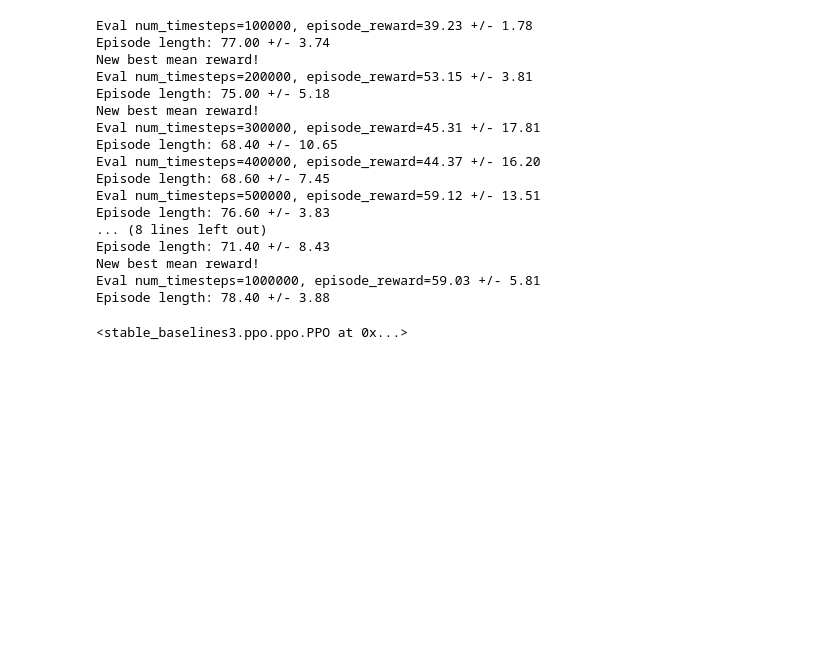
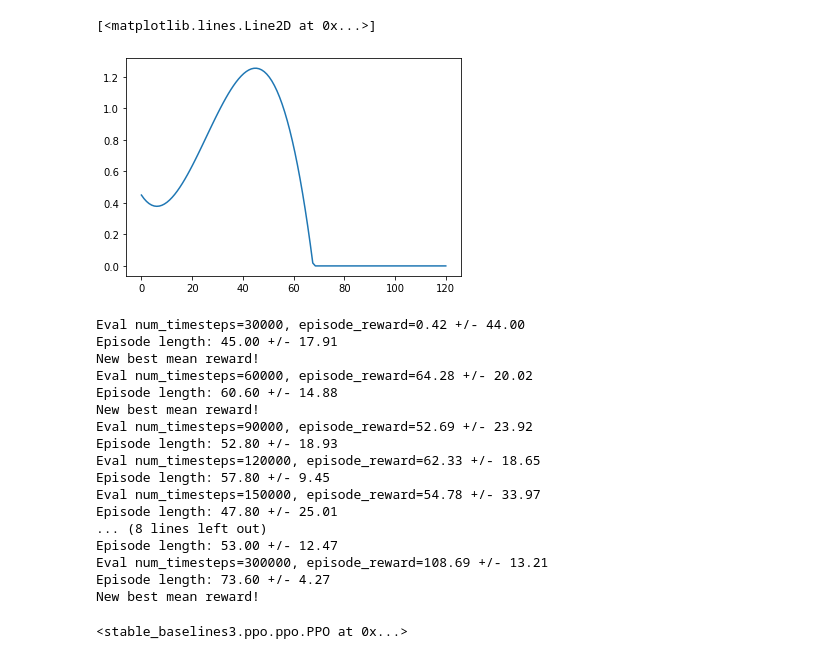
Before and after one commit to larloch10938/ucl_final_project, a Jupyter notebook: reinforcement/ppo_stable.ipynb, the cells around one changed output. Cells and saved outputs as stored; diff of their text form; code cells hidden in the pictures; blank space fills up the shorter version.

```diff
--- a/reinforcement/ppo_stable.ipynb
+++ b/reinforcement/ppo_stable.ipynb
@@ -22,0 +133,18 @@ model = PPO("MlpPolicy", env, seed = 0,
+# %%
+# whole range we want to plot
+x_plot = np.linspace(0, 120, 120)
+
+x_train = np.array([20, 25, 35, 45, 55, 65])
+y_train = [17849, 26021, 32994, 35846, 33336, 8848]
+# plot function
+fig, ax = plt.subplots()
+model = make_pipeline(PolynomialFeatures(3), Ridge(alpha=1e-3))
+model.fit(x_train.reshape(-1, 1), y_train)
+# I am dividing by 30000 to normalize the data
+y_plot = model.predict(x_plot.reshape(-1, 1)) / 30000
+y_plot[y_plot < 0] = 0
+income_by_age = y_plot
+ax.plot(x_plot, y_plot, label="degree 3")
+# %% [output]
+[<matplotlib.lines.Line2D at 0x...>]
+[figure, added]
@@ -24,29 +158,29 @@ model = PPO("MlpPolicy", env, seed = 0,
 #if os.path.isfile("C:\\Users\\AS\\rep\\ucl_final_project\\life_sac.zip"):
 # model = SAC.load("life_sac_v2", env=env)
 
-eval_env = lifecycle.LifecycleEnv()
+eval_env = lifecycle.LifecycleEnv(income_profile = income_by_age, mortality_profile = mortality_by_age)
 eval_callback = EvalCallback(eval_env, best_model_save_path='./logs/best_model', log_path='./logs/results', eval_freq=(N_STEPS/10))
 
 model.learn(total_timesteps=N_STEPS, callback=eval_callback)
 # model.save("life_sac_v2")
 # %% [output]
-Eval num_timesteps=100000, episode_reward=39.23 +/- 1.78
-Episode length: 77.00 +/- 3.74
+Eval num_timesteps=30000, episode_reward=0.42 +/- 44.00
+Episode length: 45.00 +/- 17.91
 New best mean reward!
-Eval num_timesteps=200000, episode_reward=53.15 +/- 3.81
-Episode length: 75.00 +/- 5.18
+Eval num_timesteps=60000, episode_reward=64.28 +/- 20.02
+Episode length: 60.60 +/- 14.88
 New best mean reward!
-Eval num_timesteps=300000, episode_reward=45.31 +/- 17.81
-Episode length: 68.40 +/- 10.65
-Eval num_timesteps=400000, episode_reward=44.37 +/- 16.20
-Episode length: 68.60 +/- 7.45
-Eval num_timesteps=500000, episode_reward=59.12 +/- 13.51
-Episode length: 76.60 +/- 3.83
+Eval num_timesteps=90000, episode_reward=52.69 +/- 23.92
+Episode length: 52.80 +/- 18.93
+Eval num_timesteps=120000, episode_reward=62.33 +/- 18.65
+Episode length: 57.80 +/- 9.45
+Eval num_timesteps=150000, episode_reward=54.78 +/- 33.97
+Episode length: 47.80 +/- 25.01
 ... (8 lines left out)
-Episode length: 71.40 +/- 8.43
+Episode length: 53.00 +/- 12.47
+Eval num_timesteps=300000, episode_reward=108.69 +/- 13.21
+Episode length: 73.60 +/- 4.27
 New best mean reward!
-Eval num_timesteps=1000000, episode_reward=59.03 +/- 5.81
-Episode length: 78.40 +/- 3.88
 <stable_baselines3.ppo.ppo.PPO at 0x...>
 # %%
 # watch trained agent
```
Also changed, not shown: parts of 13 cells of this notebook, 1 other file.
